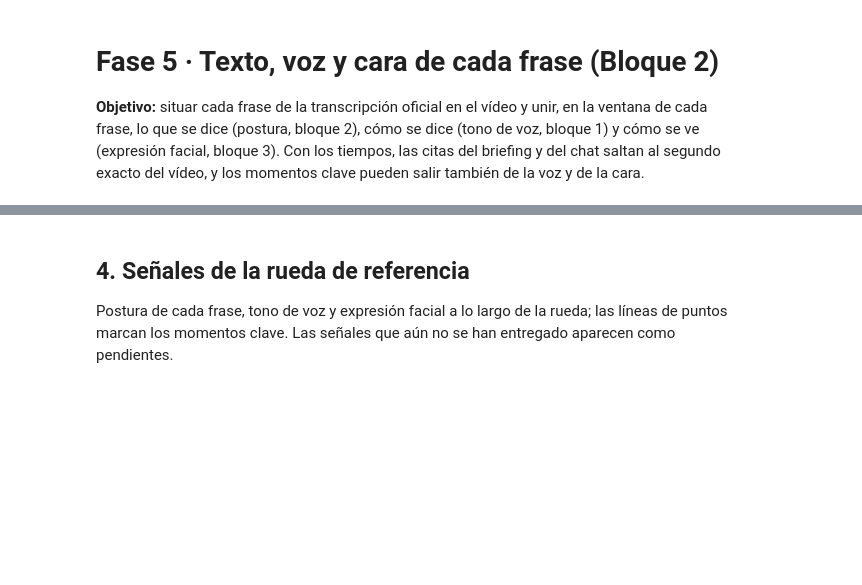
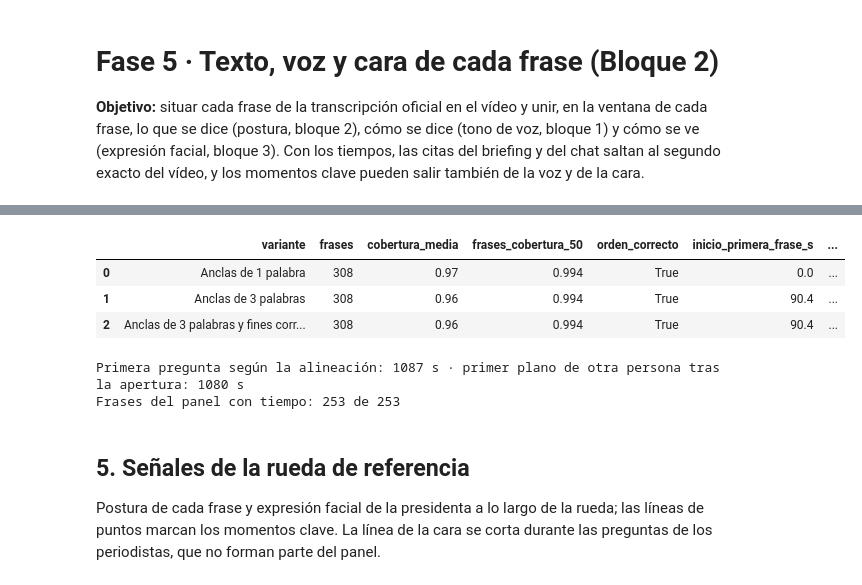
Before and after one commit to eglezarr/hawk-and-dove_BCE, a Jupyter notebook: benchmarks/b2_05_fusion.ipynb, the cells around one changed output, grey strips where cells are left out. Drawn from its saved outputs; the diff is of its cells as text; code cells hidden in the pictures; blank space fills up the shorter version.

```diff
--- a/benchmarks/b2_05_fusion.ipynb
+++ b/benchmarks/b2_05_fusion.ipynb
@@ -60,5 +95,40 @@ Ninguna rueda tiene todavía transcript.csv (bloque 1)
+# %%
+variantes = []
+for nombre, opciones in [("Anclas de 1 palabra", dict(min_bloque=1, corregir_fines=False)),
+                         ("Anclas de 3 palabras", dict(min_bloque=3, corregir_fines=False)),
+                         ("Anclas de 3 palabras y fines corregidos", dict(min_bloque=3, corregir_fines=True))]:
+    tiempos = alinear(frases_ref, transcripcion, **opciones)
+    periodista = periodista_en_pantalla(tiempos, frases_ref, cara)
+    variantes.append({"variante": nombre, **calidad(tiempos),
+                      "inicio_primera_frase_s": round(tiempos["start"].iloc[0], 1),
+                      "frases_ritmo_imposible": ritmo_anomalo(tiempos, frases_ref),
+                      "periodista_en_declaracion": round(periodista["statement"], 3),
+                      "periodista_en_respuestas": round(periodista["answer"], 3),
+                      "periodista_en_preguntas": round(periodista["question"], 3)})
+variantes = pd.DataFrame(variantes).round(3)
+variantes.to_csv(resultados_dir / "variantes_alineacion.csv", index=False)
+variantes
+# %% [output]
+|  | variante | frases | cobertura_media | frases_cobertura_50 | orden_correcto | inicio_primera_frase_s | ... |
+| 0 | Anclas de 1 palabra | 308 | 0.97 | 0.994 | True | 0.0 | ... |
+| 1 | Anclas de 3 palabras | 308 | 0.96 | 0.994 | True | 90.4 | ... |
+| 2 | Anclas de 3 palabras y fines corr... | 308 | 0.96 | 0.994 | True | 90.4 | ... |
+# %%
+# Dónde empiezan las preguntas según el texto alineado y según la realización
+postura = pd.read_csv(carpeta_ref / "stance.csv")
+tiempos = alinear(frases_ref, transcripcion)
+primera_pregunta = tiempos.merge(frases_ref[["sentence_id", "role"]], on="sentence_id").query("role == 'question'")["start"].min()
+otro = cara[cara["face_detected"].astype(bool) & (cara["person"] == "otro")].copy()
+otro["tramo"] = (otro["start"].diff() != 1).cumsum()
+tramos = otro.groupby("tramo").agg(inicio=("start", "min"), segundos=("start", "size"))
+primer_periodista = tramos[(tramos["inicio"] > 120) & (tramos["segundos"] >= 3)]["inicio"].min()
+print(f"Primera pregunta según la alineación: {primera_pregunta:.0f} s · primer plano de otra persona tras la apertura: {primer_periodista:.0f} s")
+print(f"Frases del panel con tiempo: {postura['start'].notna().sum()} de {len(postura)}")
+# %% [output]
+Primera pregunta según la alineación: 1087 s · primer plano de otra persona tras la apertura: 1080 s
+Frases del panel con tiempo: 253 de 253
 # %% [markdown]
-## 4. Señales de la rueda de referencia
+## 5. Señales de la rueda de referencia
 
-Postura de cada frase, tono de voz y expresión facial a lo largo de la rueda; las líneas de puntos marcan los momentos clave. Las señales que aún no se han entregado aparecen como pendientes.
+Postura de cada frase y expresión facial de la presidenta a lo largo de la rueda; las líneas de puntos marcan los momentos clave. La línea de la cara se corta durante las preguntas de los periodistas, que no forman parte del panel.
 # %%
```
Also changed, not shown: parts of 14 cells of this notebook, 25 other files.
